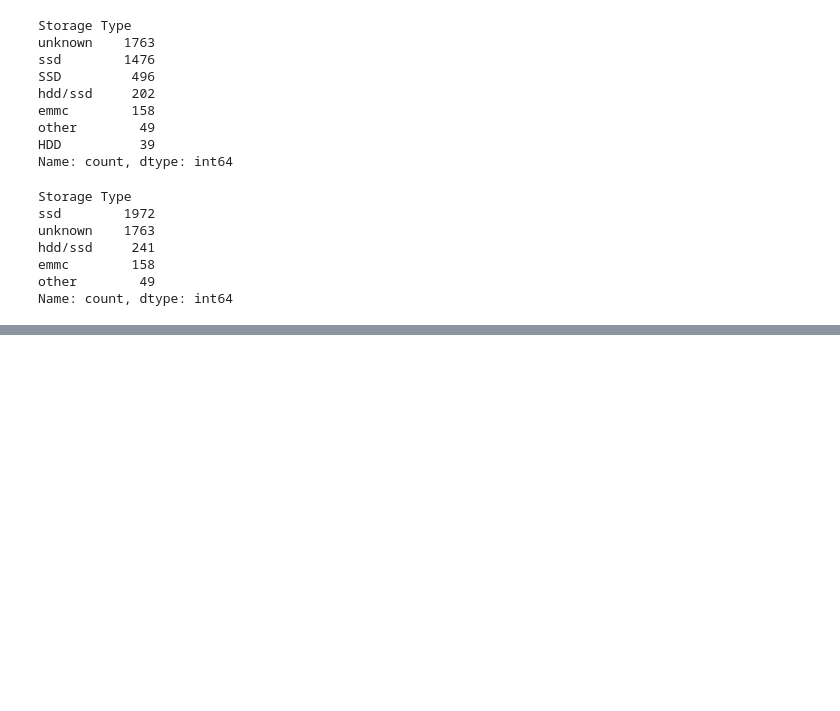
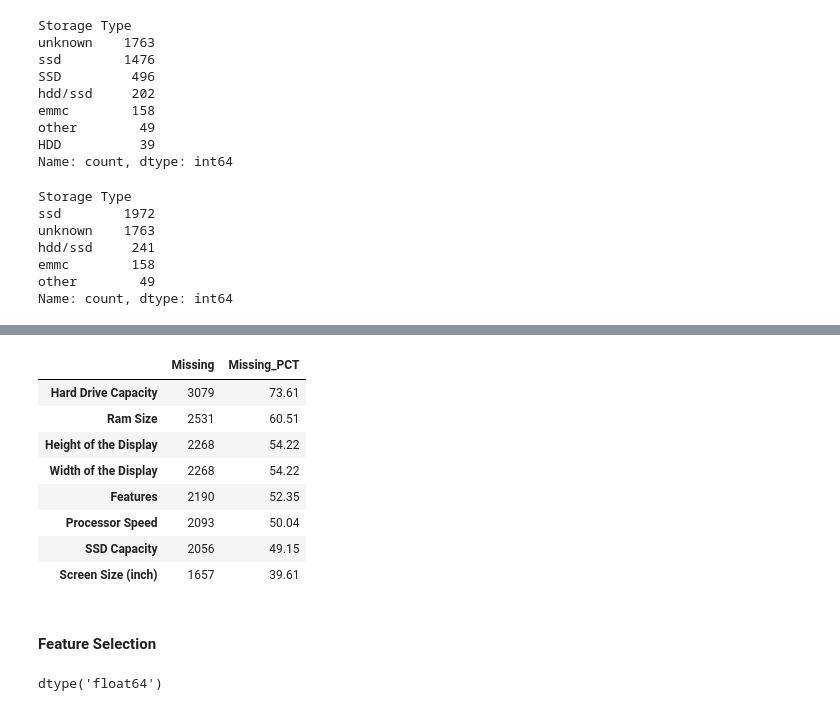
Before and after one commit to vitthalbulbule/laptopPricePrediction, a Jupyter notebook: laptop.ipynb, the cells around one changed output, grey strips where cells are left out. Saved outputs shown, nothing was run; the diff lists cells and outputs as text; code cells hidden in the pictures; blank space fills up the shorter version.

```diff
--- a/laptop.ipynb
+++ b/laptop.ipynb
@@ -545,0 +739,14 @@ df['Storage Type']=df['Storage Type'].str.replace('HDD','hdd/ssd')
+# %%
+missing_df
+# %% [output]
+|  | Missing | Missing_PCT |
+| Hard Drive Capacity | 3079 | 73.61 |
+| Ram Size | 2531 | 60.51 |
+| Height of the Display | 2268 | 54.22 |
+| Width of the Display | 2268 | 54.22 |
+| Features | 2190 | 52.35 |
+| Processor Speed | 2093 | 50.04 |
+| SSD Capacity | 2056 | 49.15 |
+| Screen Size (inch) | 1657 | 39.61 |
+# %% [markdown]
+#### Feature Selection
@@ -545,0 +764,4 @@ df['Storage Type']=df['Storage Type'].str.replace('HDD','hdd/ssd')
+# %%
+df['Screen Size (inch)'].dtype
+# %% [output]
+dtype('float64')
```
Also changed, not shown: parts of 26 cells of this notebook.
